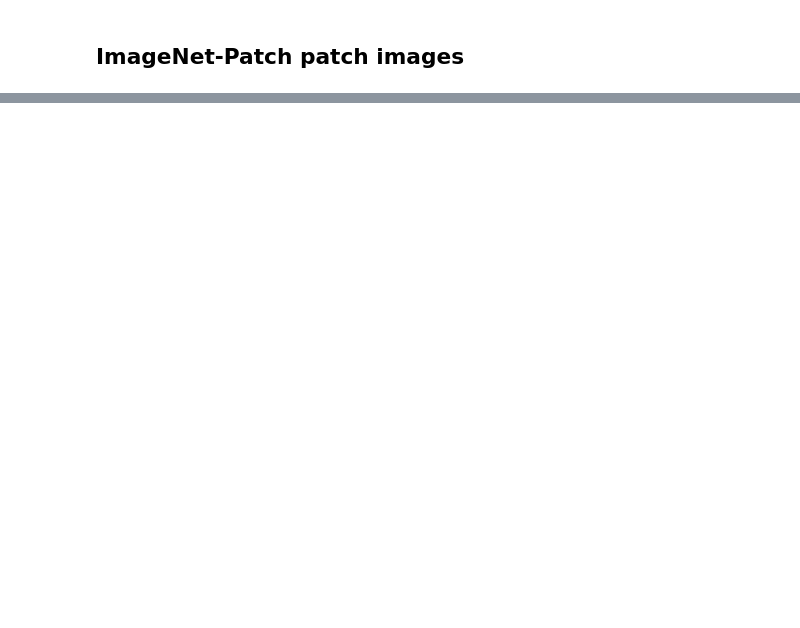
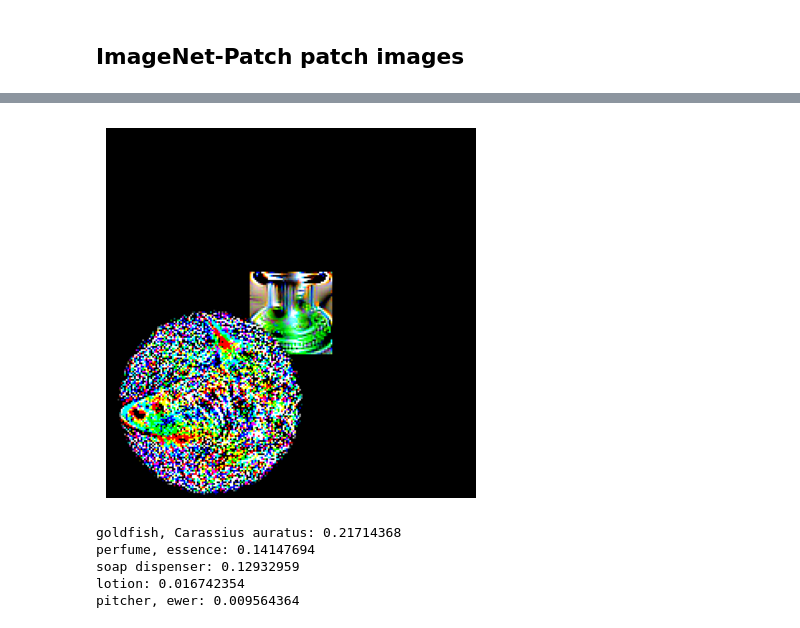
Before and after one commit to kieranfraser/adversarial-robustness-toolbox, a Jupyter notebook: notebooks/adversarial_patch/issue_pt_patch.ipynb, the cells around one changed output, grey strips where cells are left out. Cells and saved outputs as stored; diff of their text form; code cells hidden in the pictures; blank space fills up the shorter version.

```diff
--- a/notebooks/adversarial_patch/issue_pt_patch.ipynb
+++ b/notebooks/adversarial_patch/issue_pt_patch.ipynb
@@ -240,0 +249,10 @@ lampshade, lamp shade: 0.03183082
+# %%
+patched_images = ap.apply_patch(images, scale=0.5)
+predict_model(ptc, patched_images[0])
+# %% [output]
+[figure, added]
+goldfish, Carassius auratus: 0.21714368
+perfume, essence: 0.14147694
+soap dispenser: 0.12932959
+lotion: 0.016742354
+pitcher, ewer: 0.009564364
```
Also changed, not shown: parts of 3 cells of this notebook.
